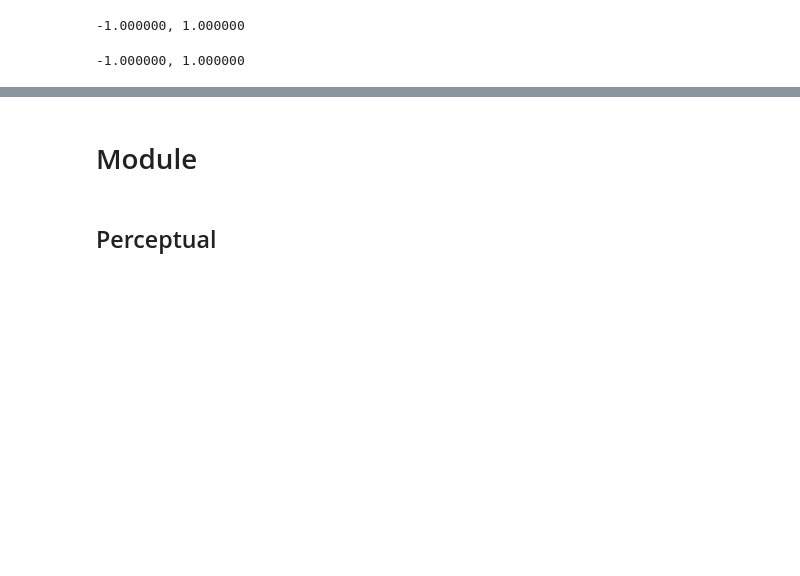
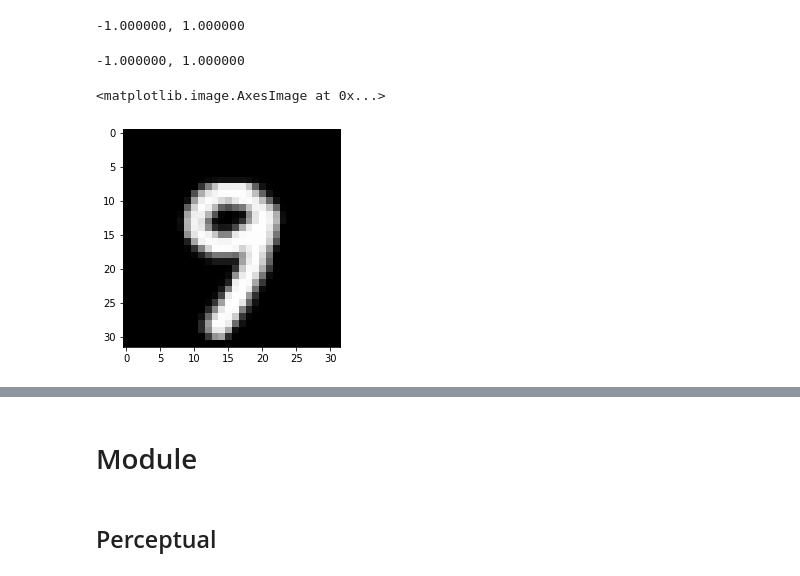
Before and after one commit to bochendong/Style-Separation-and-Synthesis-via-Generative-Adversarial-Networks, a Jupyter notebook: second_model.ipynb, the cells around one changed output, grey strips where cells are left out. Saved outputs shown, nothing was run; the diff lists cells and outputs as text; code cells hidden in the pictures; blank space fills up the shorter version.

```diff
--- a/second_model.ipynb
+++ b/second_model.ipynb
@@ -191,3 +164,12 @@ print("%2f, %2f" % (torch.min(source_inputs), torch.max(source_inputs)))
 print("%2f, %2f" % (torch.min(target_inputs), torch.max(target_inputs)))
 # %% [output]
 -1.000000, 1.000000
+# %%
+index = random.randint(0, 15)
+image_source_sample = source_inputs[index]
+image_source_sample = (image_source_sample + 1) * 0.5
+image = image_source_sample.transpose(0,2).transpose(0,1)
+plt.imshow(image)
+# %% [output]
+<matplotlib.image.AxesImage at 0x...>
+[figure, added]
```
Also changed, not shown: parts of 13 cells of this notebook.
